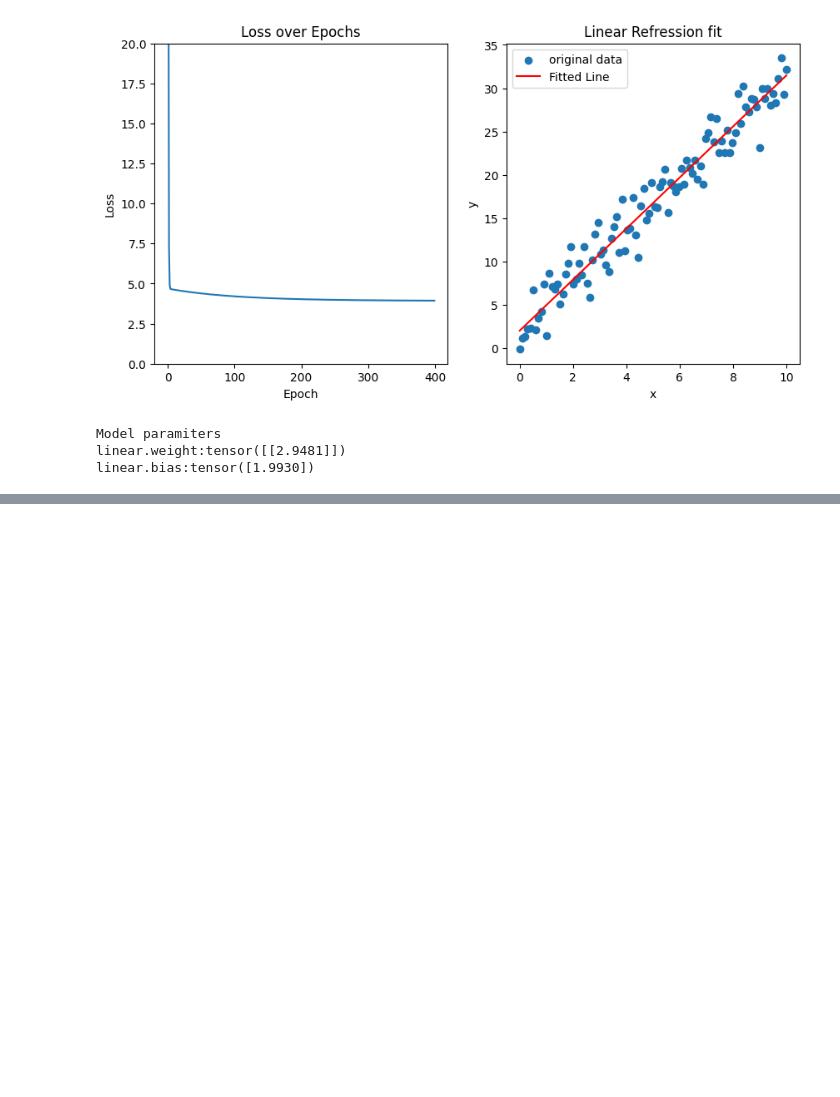
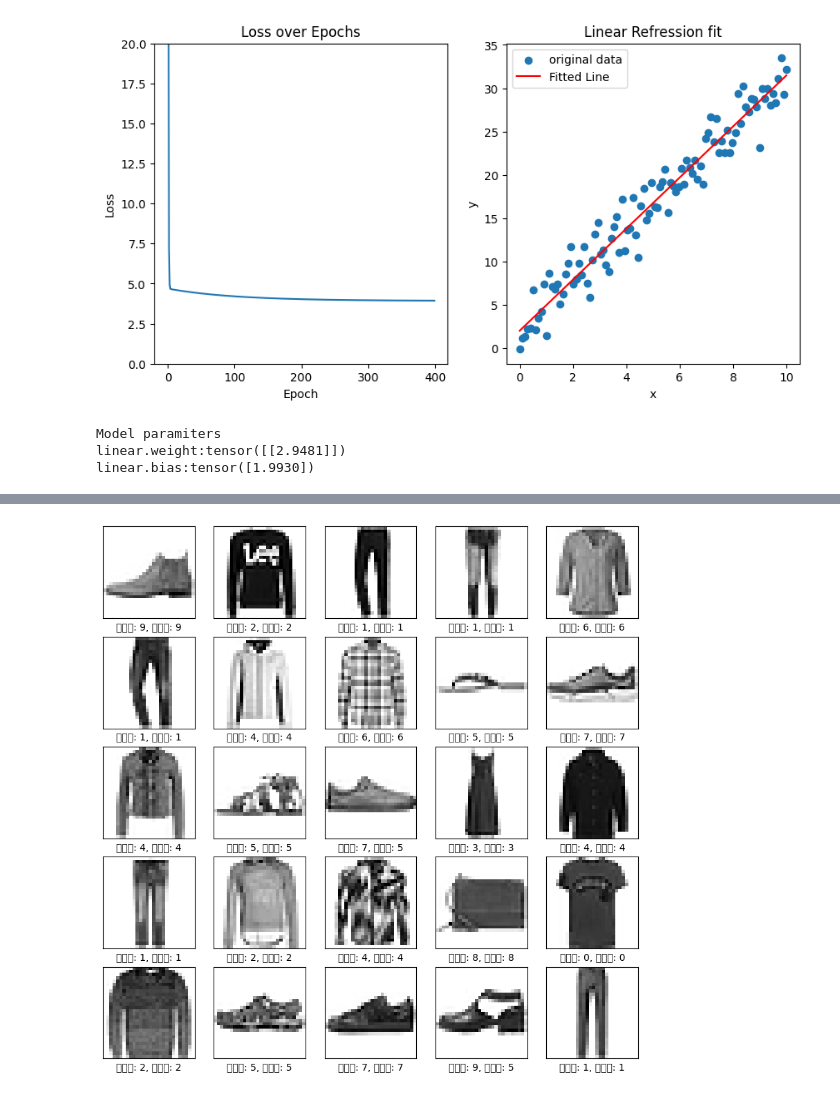
Before and after one commit to ckddlf050/AI_test, a Jupyter notebook: 04_autograd.ipynb, the cells around one changed output, grey strips where cells are left out. Drawn from its saved outputs; the diff is of its cells as text; code cells hidden in the pictures; blank space fills up the shorter version.

```diff
--- a/04_autograd.ipynb
+++ b/04_autograd.ipynb
@@ -180,0 +481,91 @@ linear.bias:tensor([1.9930])
+# %%
+import torch
+import torch.nn as nn
+import torch.optim as optim
+import torchvision
+from torchvision import datasets, transforms
+from torch.utils.data import DataLoader
+import matplotlib.pyplot as plt
+device = "cuda" if torch.cuda.is_available() else "cpu"
+training_data = datasets.FashionMNIST(
+    root="data",
+    train=True,
+    download=True,
+    transform=transforms.ToTensor()
+)
+test_data = datasets.FashionMNIST(
+    root="data",
+    train=False,
+    download=True,
+    transform=transforms.ToTensor()
+)
+train_dataloader = DataLoader(training_data, batch_size=64)
+test_dataloader = DataLoader(test_data, batch_size=64)
+class NeuralNetwork(nn.Module):
+    def __init__(self):
+        super(NeuralNetwork, self).__init__()
+        self.flatten = nn.Flatten()
+        self.linear_relu_stack = nn.Sequential(
+            nn.Linear(28 * 28, 512), # 입력층
+            nn.BatchNorm1d(512),
+            nn.ReLU(),
+            nn.Linear(512, 256), # 2층
+            nn.BatchNorm1d(256),
+            nn.ReLU(),
+            nn.Linear(256, 64), # 3층
+            nn.BatchNorm1d(64),
+            nn.ReLU(),
+            nn.Linear(64, 10) # 출력
+        )
+    def forward(self, x):
+        out = self.flatten(x)
+        out = self.linear_relu_stack(out)
+        return out
+model = NeuralNetwork().to(device)
+loss_fnc = nn.CrossEntropyLoss()
+optimizer = optim.Adam(model.parameters(), lr=0.01)
+epochs = 10
+for epoch in range(epochs):
+    size = len(train_dataloader.dataset)
+    print(f"Epoch : {epoch+1} ---------")
+    for batch, (x, y) in enumerate(train_dataloader):
+        x = x.to(device)
+        y = y.to(device)
+        optimizer.zero_grad()  # 기울기 초기화
+        outputs = model(x)  # 모델 예측
+        loss = loss_fnc(outputs, y)  # 손실 계산
+        loss.backward()  # 역전파
+        optimizer.step()  # 가중치 업데이트
+        if (batch + 1) % 100 == 0:
+            loss = loss.item()
+            current = batch * len(x)
+            print(f"Loss: {loss: .4f}, [{current} / {size}]")
+test_size = len(test_dataloader.dataset)
+num_batches = len(test_dataloader)
+test_loss = 0
+correct = 0
+with torch.no_grad():
+    for x, y, in test_dataloader:
+        x = x.to(device)
+        y = y.to(device)
+        outputs = model(x)
+        test_loss += loss_fnc(outputs, y).item()
+        correct += (outputs.argmax(1) == y).type(torch.float).sum().item()
+test_loss /= num_batches
+accuracy = 100 * correct / test_size
+print(f"정확도: {accuracy:.1f}%, 손실 평균: {test_loss:.4f}")
+x, y = next(iter(test_dataloader))
+x, y = x.to(device), y.to(device)
+with torch.no_grad():
+    outputs = model(x)
+    _, predicted = torch.max(outputs, 1)
+plt.figure(figsize=(10, 10))
+for i in range(25):
+    plt.subplot(5, 5, i + 1)
+    plt.xticks([])
+    plt.yticks([])
+    plt.grid(False)
+    plt.imshow(x[i].cpu().numpy().squeeze(), cmap=plt.cm.binary)
+    plt.xlabel(f'실제값: {y[i].item()}, 예측값: {predicted[i].item()}')
+plt.show()
+# %% [output]
@@ -180,0 +589 @@ linear.bias:tensor([1.9930])
+[figure, added]
```
Also changed, not shown: parts of 12 cells of this notebook.
